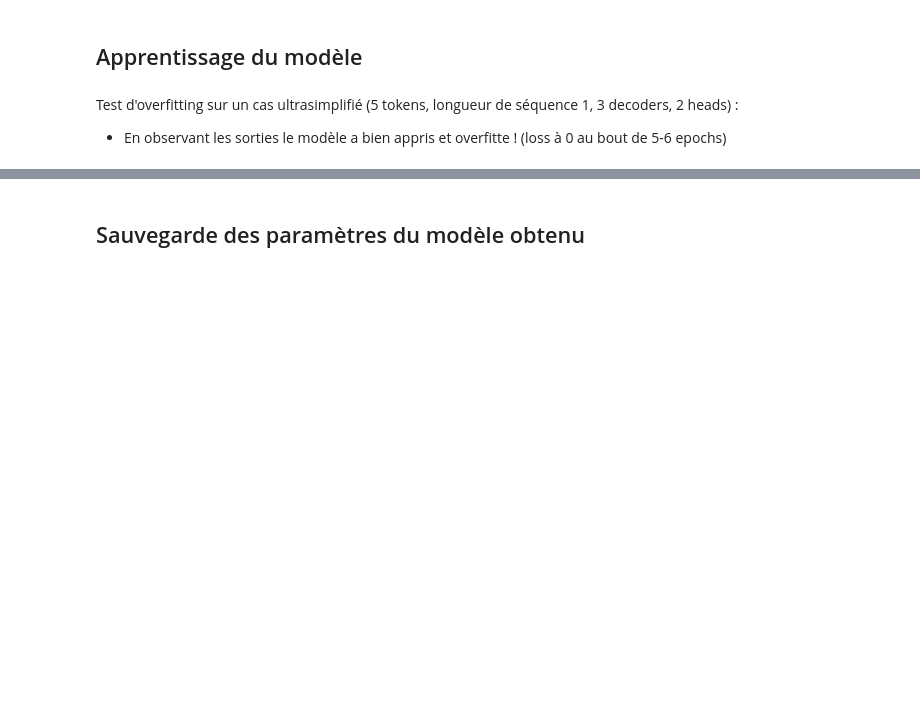
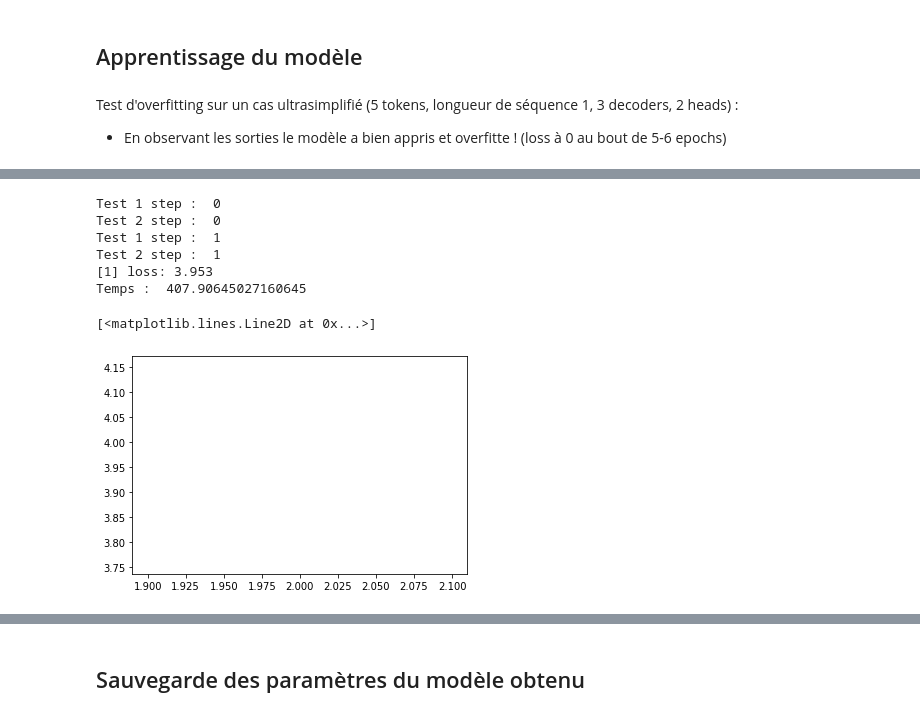
Before and after one commit to Nathravorn/statapp_language_model, a Jupyter notebook: statapp/transformer/pytorch/Transformer_Training_GPU_ChargementProgressif.ipynb, the cells around one changed output, grey strips where cells are left out. Cells and saved outputs as stored; diff of their text form; code cells hidden in the pictures; blank space fills up the shorter version.

```diff
--- a/statapp/transformer/pytorch/Transformer_Training_GPU_ChargementProgressif.ipynb
+++ b/statapp/transformer/pytorch/Transformer_Training_GPU_ChargementProgressif.ipynb
@@ -272,0 +296,60 @@ KeyboardInterrupt:
+# %%
+# Train Loss
+
+n = 1
+batch_size = 400
+
+epochs_losses = []
+train_losses = []
+
+start = time.time()
+
+for epoch in range(n):
+
+    running_loss = 0
+    nb_batches_in_the_epoch = 0
+
+    for step in range(int(0.1*100//5)):
+
+        print("Test 1 step : ", step)
+
+        tokens_numbers_sequences = load_data_train(step*0.05, 0.05, vocab)
+
+        if USE_CUDA:
+            tokens_numbers_sequences.to(device)
+
+        nb_sequences =  tokens_numbers_sequences.shape[0]
+
+        randperm = torch.randperm(nb_sequences)
+        randperm = randperm[:(nb_sequences//batch_size)*batch_size]
+        batchs_indices = randperm.reshape(nb_sequences//batch_size, batch_size)
+
+        print("Test 2 step : ", step)
+
+        for i, batch_indices in enumerate(batchs_indices):
+            batch = (tokens_numbers_sequences[batch_indices]).to(device)
+            output = LMtransformer(batch[:,:-1])
+            loss = criterion(output.reshape(-1, vocab_size), batch[:,1:].flatten())
+            running_loss += loss.item()
+
+        nb_batches_in_the_epoch += nb_sequences//batch_size
+
+    print('[%d] loss: %.3f ' %
+        (epoch + 1, running_loss / nb_batches_in_the_epoch))
+
+    epochs_losses.append(n+1)
+    train_losses.append(running_loss / nb_batches_in_the_epoch)
+
+    end = time.time()
+    print("Temps : ", end-start)
+
+plt.plot(epochs_losses, train_losses)
+# %% [output]
+Test 1 step :  0
+Test 2 step :  0
+Test 1 step :  1
+Test 2 step :  1
+[1] loss: 3.953
+Temps :  407.90645027160645
+[<matplotlib.lines.Line2D at 0x...>]
+[figure, added]
```
Also changed, not shown: parts of 9 cells of this notebook.
